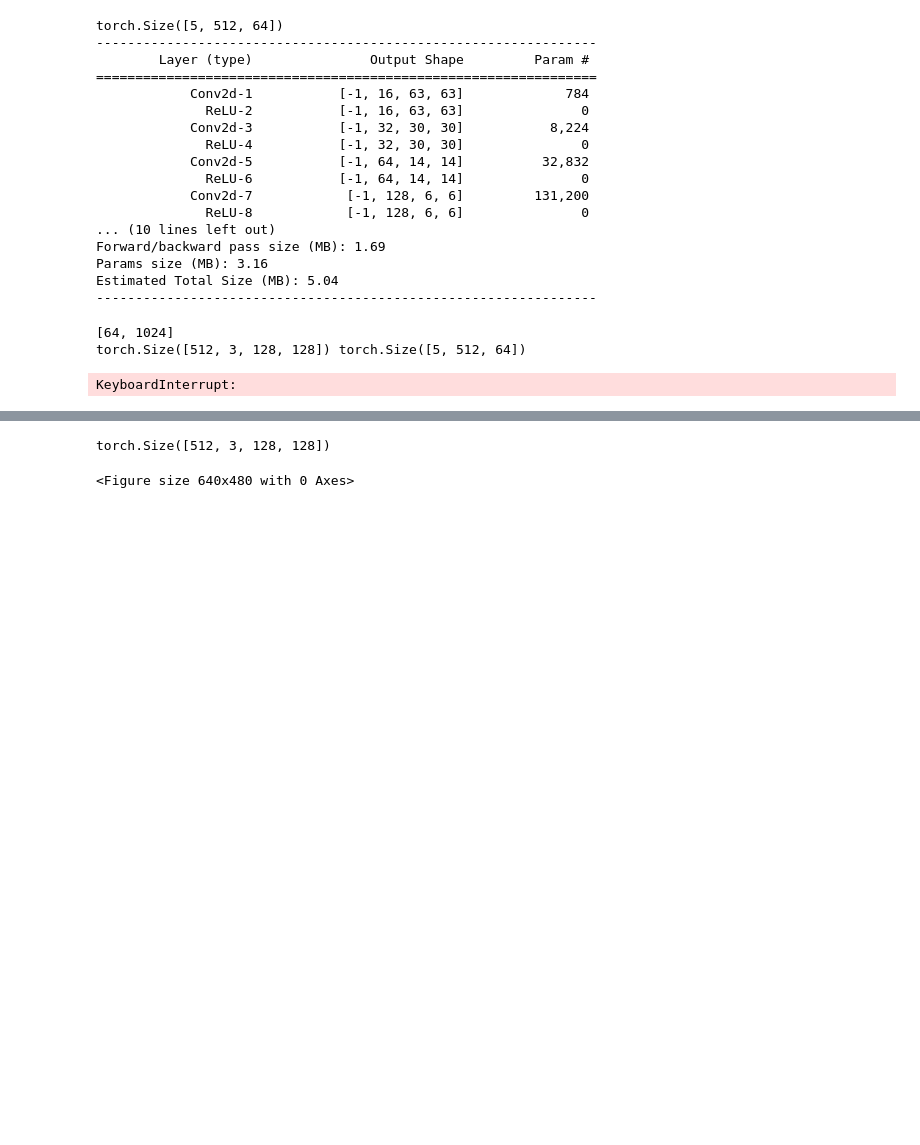
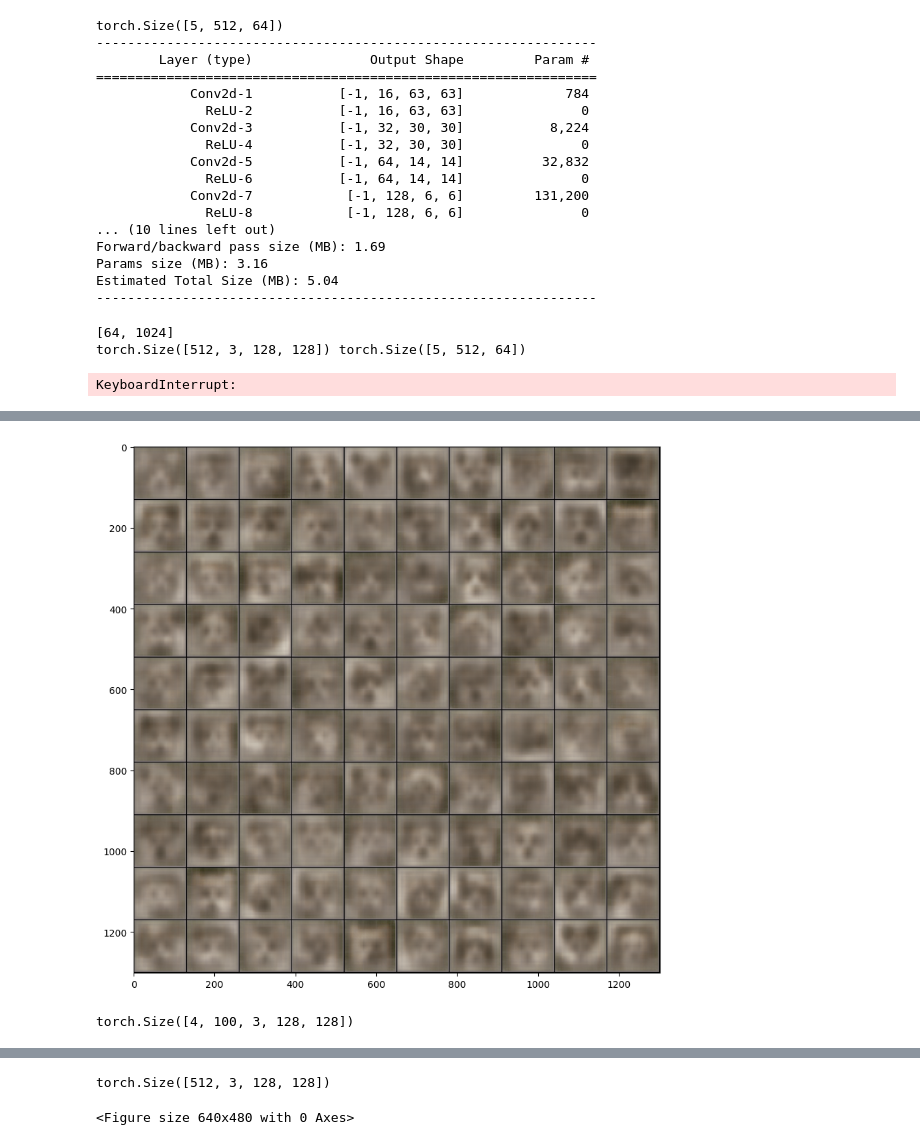
Before and after one commit to karm-patel/VAE, a Jupyter notebook: autoencoders/vae.ipynb, the cells around one changed output, grey strips where cells are left out. Drawn from its saved outputs; the diff is of its cells as text; code cells hidden in the pictures; blank space fills up the shorter version.

```diff
--- a/autoencoders/vae.ipynb
+++ b/autoencoders/vae.ipynb
@@ -222,3 +221,16 @@ save_image(generated_grid,f"images/vae_generated_{feature_size}_1l_{beta}.png")
+# %%
+latents = torch.randn((n_samples, 10*10, feature_size))
+x_hat = vae.decoder(latents.to(device)).mean(dim=0)
+generated_grid = make_grid(x_hat, nrow=10)
+plt.figure(figsize=(10,10))
+plt.imshow(generated_grid.permute(1,2,0).detach().to(cpu_device).numpy())
+save_image(generated_grid,f"images/vae_generated_{feature_size}_1l_{beta}_{n_samples}.png")
+# %% [output]
+[figure, added]
+# %%
+x_hat.shape
+# %% [output]
+torch.Size([4, 100, 3, 128, 128])
 # %%
 from torchvision.utils import save_image, make_grid
 # Generation
```
Also changed, not shown: parts of 10 cells of this notebook, 6 other files.
